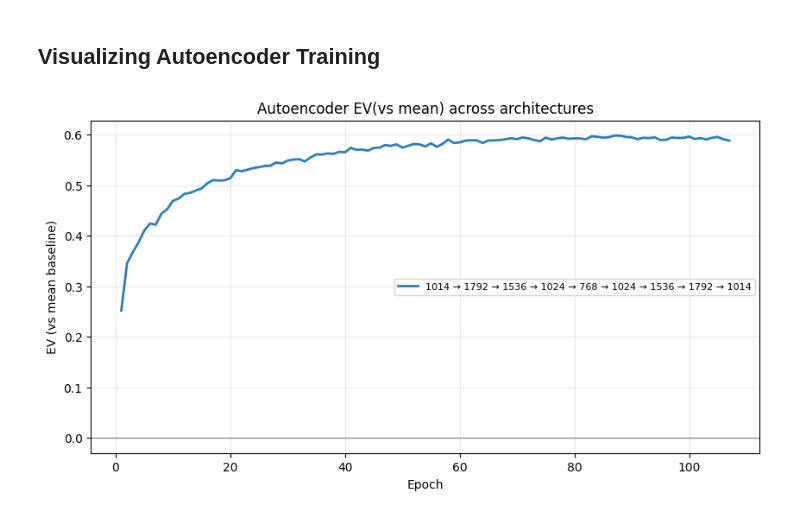
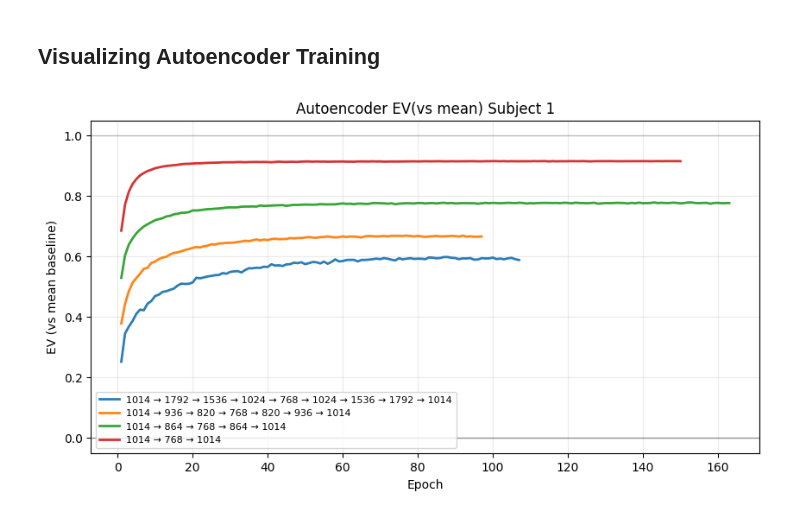
Before and after one commit to MarioPardo/bold5000-gan, a Jupyter notebook: AutoencoderAnalysis_clean.ipynb, the cells around one changed output. Drawn from its saved outputs; the diff is of its cells as text; code cells hidden in the pictures.

Commit message:
tested more autoencoder architectures for subj1

```diff
--- a/AutoencoderAnalysis_clean.ipynb
+++ b/AutoencoderAnalysis_clean.ipynb
@@ -1158,9 +1063,11 @@ def append_ae_run_to_json( name: str | None, layers: list[int], history: list[di
 # %%
 #train Subject 1
 cfg = AETrainConfig(epochs=500,patience=20,lr=1e-3,weight_decay=1e-4,train_noise_std=0.1,  print_every=5,)
+layers = []
 
 subject1_result = train_autoencoder(
     subject=SUBJECT,
+    hidden_layers=layers,
     train_loader=train_loader,
     val_loader=val_loader,
     test_loader=test_loader,
@@ -1302,6 +1211,5 @@ for ex in new_items[:5]:
 # %%
 # Save run history for later comparison/plotting
-layers = [1014, 1792, 1536, 1024, 768, 1024, 1536, 1792, 1014]
 
 p = append_ae_run_to_json(
     name="run1",
@@ -1317,8 +1225,8 @@ Appended run -> /home/mariop/Documents/Programming/bold5000-gan/AutoencoderModel
 # plot the autoencoder runs saved in AutoencoderRuns.json
 import json
 from pathlib import Path
+from typing import Any
 import matplotlib.pyplot as plt
-
 
 
 def _extract_ev_vs_mean_series(history: list[dict[str, Any]], *, baseline_val_mse: float | None = None):
@@ -1326,7 +1234,6 @@ def _extract_ev_vs_mean_series(history: list[dict[str, Any]], *, baseline_val_ms
         raise ValueError("Empty history")
 
     if baseline_val_mse is None:
-        # Try to find a baseline saved in the history items
         for h in history:
             b = h.get("baseline_val_mse")
             if b is not None:
@@ -1347,19 +1254,7 @@ def _extract_ev_vs_mean_series(history: list[dict[str, Any]], *, baseline_val_ms
     return epochs, evs
 
 
-def plot_ae_ev(
-    histories: list[list[dict[str, Any]]],
-    layers_list: list[list[int]],
-    *,
-    baseline_val_mses: list[float] | None = None,
-    title: str = "Autoencoder performance (EV vs mean)",
-    ax=None,
-    figsize=(10, 5),
-    alpha: float = 0.95,
-    linewidth: float = 2.0,
-    show_train: bool = False,
-    ):
-
+def plot_ae_ev(histories: list[list[dict[str, Any]]], layers_list: list[list[int]], *, baseline_val_mses: list[float] | None = None, title: str = "Autoencoder performance (EV vs mean)", ax=None, figsize=(10, 5), alpha: float = 0.95, linewidth: float = 2.0, show_train: bool = False):
     if len(histories) != len(layers_list):
         raise ValueError("histories and layers_list must have the same length")
     if baseline_val_mses is not None and len(baseline_val_mses) != len(histories):
@@ -1373,10 +1268,22 @@ def plot_ae_ev(
     for i, (history, layers) in enumerate(zip(histories, layers_list)):
         base_val = None if baseline_val_mses is None else float(baseline_val_mses[i])
         epochs, ev_val = _extract_ev_vs_mean_series(history, baseline_val_mse=base_val)
-        label = " → ".join(map(str, layers))
+
+        # Robust label: allow empty list (0 hidden layers)
+        label = "1014 → 768 → 1014" if len(layers) == 0 else " → ".join(map(str, [1014] + list(map(int, layers)) + [768] + list(reversed(list(map(int, layers)))) + [1014]))
         ax.plot(epochs, ev_val, label=label, alpha=alpha, linewidth=linewidth)
+
         if show_train:
-            # Compute train EV using train_mse / baseline_val_mse (keeps comparability across curves).
+            # Always use the same baseline as validation for train EV too
+            if base_val is None:
+                for h in history:
+                    b = h.get("baseline_val_mse")
+                    if b is not None:
+                        base_val = float(b)
+                        break
+            if base_val is None:
+                raise ValueError("baseline_val_mse missing; can't compute train EV")
+
             ev_tr = []
             for h in history:
                 tr_mse = float(h.get("train", {}).get("mse"))
@@ -1384,28 +1291,34 @@ def plot_ae_ev(
             ax.plot(epochs, ev_tr, linestyle="--", alpha=0.6, linewidth=1.5)
 
     ax.axhline(0.0, color="black", linewidth=1.0, alpha=0.4)
+    ax.axhline(1.0, color="black", linewidth=1.0, alpha=0.2)
     ax.set_title(title)
     ax.set_xlabel("Epoch")
     ax.set_ylabel("EV (vs mean baseline)")
     ax.grid(True, alpha=0.25)
+
+    # Ensure the y scale always includes 1.0
+    y0, y1 = ax.get_ylim()
+    ax.set_ylim(min(y0, -0.05), max(y1, 1.0))
+
     ax.legend(fontsize=8, loc="best")
     return fig, ax
 # %%
 #plot the autoencoder runs in RUNS_JSON
 
 with open(RUNS_JSON, "r") as f:
     runs_payload = json.load(f)
 
 runs = runs_payload["runs"]
 histories = [r["history"] for r in runs]
 layers_list = [r["layers"] for r in runs]
 
 fig, ax = plot_ae_ev(
     histories=histories,
     layers_list=layers_list,
     baseline_val_mses=None,
-    title="Autoencoder EV(vs mean) across architectures",
+    title="Autoencoder EV(vs mean) Subject 1",
 )
 plt.show()
 # %% [output]
-[figure, old version]
+[figure, new version]
```
Also changed, not shown: parts of 7 cells of this notebook.
